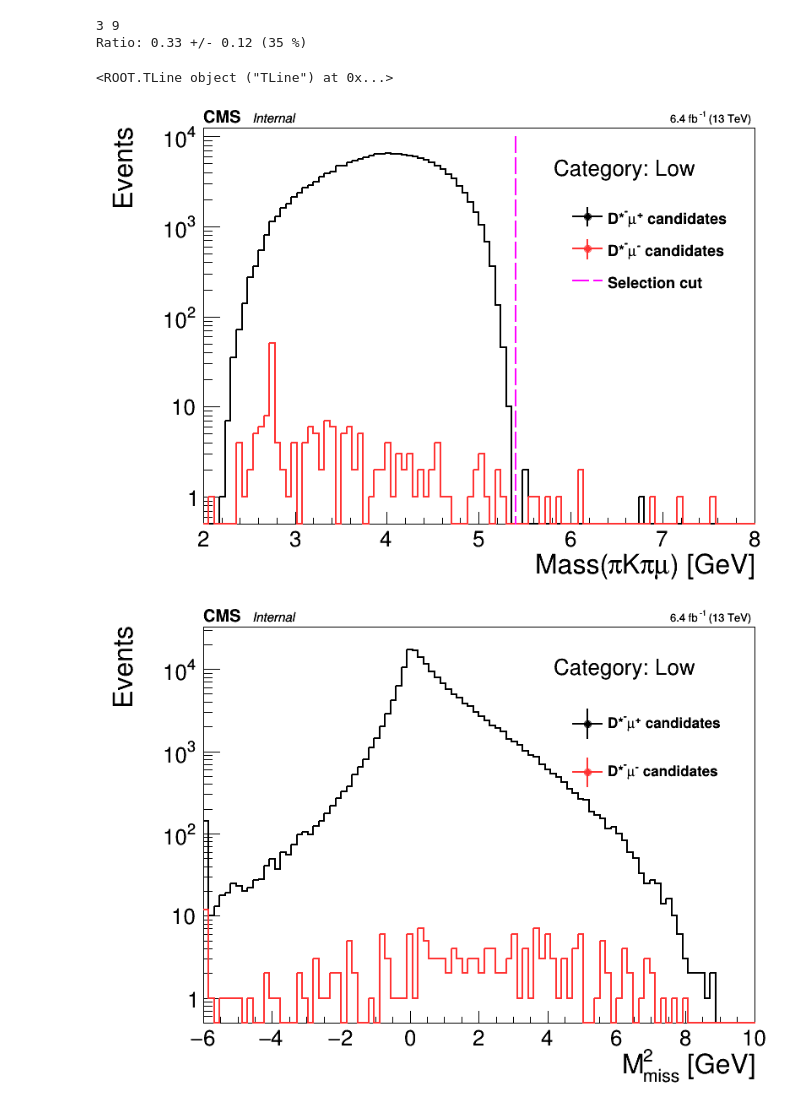
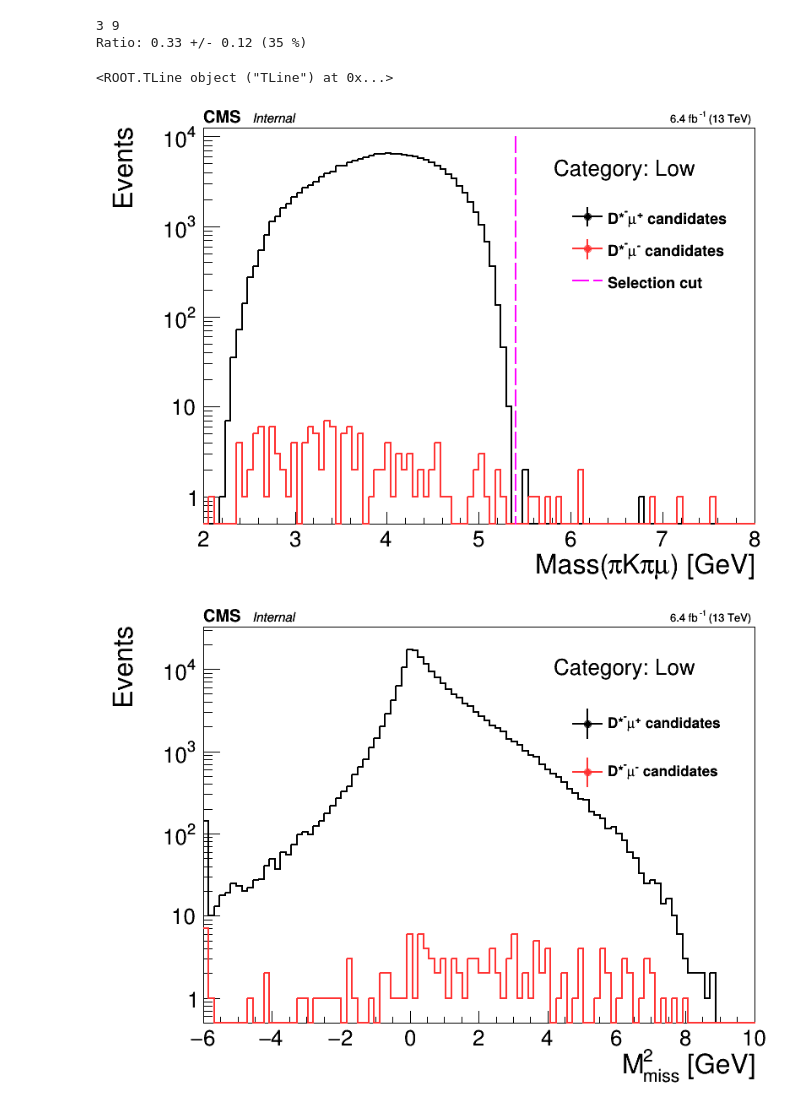
Before and after one commit to ocerri/BPH_RD_Analysis, a Jupyter notebook: plot_scripts/combBkg_v0.ipynb, the cells around one changed output. Saved outputs shown, nothing was run; the diff lists cells and outputs as text; code cells hidden in the pictures.

```diff
--- a/plot_scripts/combBkg_v0.ipynb
+++ b/plot_scripts/combBkg_v0.ipynb
@@ -78,0 +81,16 @@ Total lumi: 6.39 fb^-1
+# %%
+def computeDeltaR(dset, sp1='pi', sp2='K'):
+    deta = dset[sp1+'_eta'] - dset[sp2+'_eta']
+    dphi = dset[sp1+'_phi'] - dset[sp2+'_phi']
+    dphi = np.where(np.abs(dphi) > np.pi, dphi - np.sign(dphi)*2*np.pi, dphi)
+    return np.hypot(deta, dphi)
+# %%
+dfWrong['dR_pimu'] = computeDeltaR(dfWrong, sp1='pi', sp2='mu')
+
+h2 = create_TH2D(dfWrong[['mass_D0pismu', 'dR_pimu']], binning=[np.linspace(0,7, 30), np.logspace(-5,np.log10(3), 30)],
+                 axis_title=['Mass(#piK#pi#mu) [GeV]', '#DeltaR(#mu, #pi)', '']
+                )
+c = drawOnCMSCanvas(CMS_lumi, [h2], ['colz'])
+c.SetLogy()
+
+selWrong = dfWrong['dR_pimu'] > 1e-3
@@ -96,7 +116,7 @@ h1 = create_TH1D(dfSig['mass_D0pismu'],
                  axis_title=['Mass(#piK#pi#mu) [GeV]', 'Events'],
                 )
 h1.SetMarkerStyle(8)
-h2 = create_TH1D(dfWrong['mass_D0pismu'], binning=h1.binning,
+h2 = create_TH1D(dfWrong['mass_D0pismu'][selWrong], binning=h1.binning,
                  opt='overflow',
                  color=1
                 )
@@ -116,29 +136,29 @@ leg.Draw()
 cl.DrawLine(5.4, 0.5, 5.4, 1e4)
 # %% [output]
 <ROOT.TLine object ("TLine") at 0x...>
-[figure, old version]
+[figure, new version]
 # %%
 h1 = create_TH1D(dfSig['M2_miss'],
                  binning=[100, -6, 10],
                  opt='overflow+underflow',
                  axis_title=['M^{2}_{miss} [GeV]', 'Events'],
                 )
 h1.SetMarkerStyle(8)
-h2 = create_TH1D(dfWrong['M2_miss'], binning=h1.binning,
+h2 = create_TH1D(dfWrong['M2_miss'][selWrong], binning=h1.binning,
                  opt='overflow+underflow',
                  color=1
                 )
 h2.SetMarkerStyle(8)
 
 leg = rt.TLegend(0.7, 0.6, 0.95, 0.8)
 leg.SetBorderSize(0)
 leg.SetFillStyle(0)
 leg.AddEntry(h1, 'D*^{-}#mu^{+} candidates', 'lep')
 leg.AddEntry(h2, 'D*^{-}#mu^{-} candidates', 'lep')
 
 c = drawOnCMSCanvas(CMS_lumi, [h1, h2], 'same')
 c.SetLogy()
 catText.DrawLatexNDC(0.9, 0.85, 'Category: {}'.format(cat.name))
 leg.Draw()
 # %% [output]
-[figure, old version]
+[figure, new version]
```
Also changed, not shown: parts of 3 cells of this notebook, 4 other files.
